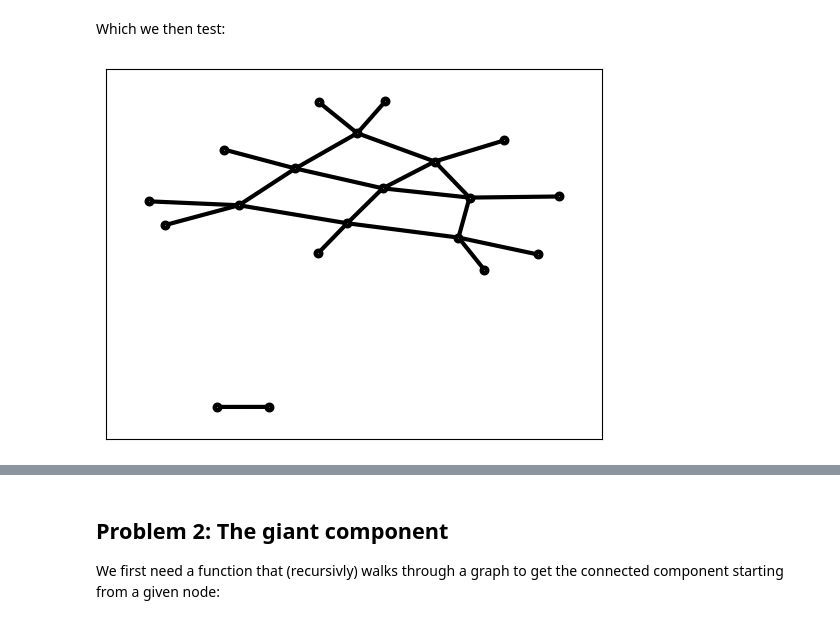
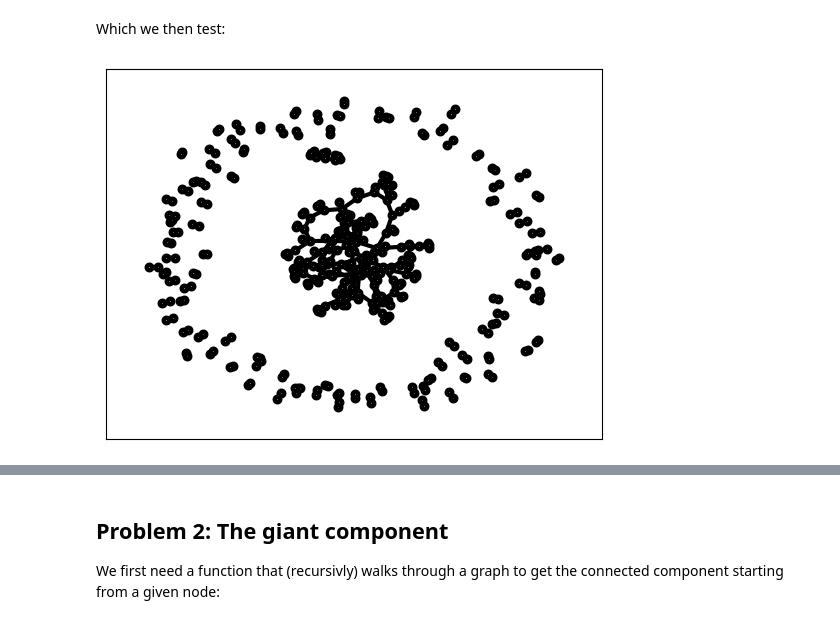
Before and after one commit to jolatechno/cours-ENS, a Jupyter notebook: cours/M2/S4/complex_network/project/JosephTOUZET_complex_network.ipynb, the cells around one changed output, grey strips where cells are left out. Saved outputs shown, nothing was run; the diff lists cells and outputs as text; code cells hidden in the pictures.

```diff
--- a/cours/M2/S4/complex_network/project/JosephTOUZET_complex_network.ipynb
+++ b/cours/M2/S4/complex_network/project/JosephTOUZET_complex_network.ipynb
@@ -63,28 +63,41 @@ def gen_rgm_biased(N, pi):
         G.add_node(i)
 
     n_d1 = int(np.round(N*(1 - pi)/2)*2) # so that n_d1 + 4*n_d4 is pair
-    n_d4 = N - n_d1
 
-    stubs = []
-    for i in range(n_d1):
-        stubs.append(i)
-    for i in range(n_d1, N):
-        for j in range(4):
-            stubs.append(i)
+    degree = {}
+    for i in range(N):
+        degree[i] = 1 if i < n_d1 else 4
 
-    while stubs:
-        j = choose_and_pop_from_list(stubs)
-        k = choose_and_pop_from_list(stubs)
-        if k != j and not G.has_edge(j, k):
-            G.add_edge(j, k)
-            G.add_edge(k, j)
+    while len(degree) >= 2:
+        unique_stubs = list(degree.keys())
+
+        j = choose_and_pop_from_list(unique_stubs)
+        while True:
+            k = choose_and_pop_from_list(unique_stubs)
+            if not G.has_edge(j, k):
+                G.add_edge(j, k)
+                G.add_edge(k, j)
+
+                degree[j] -= 1
+                if degree[j] == 0:
+                    del degree[j]
+
+                degree[k] -= 1
+                if degree[k] == 0:
+                    del degree[k]
+
+                break
+            elif len(unique_stubs) == 0:
+                del degree[j]
+                break
 
     return G
 # %% [markdown]
 Which we then test:
 # %%
-graph = gen_rgm_biased(20, 0.4)
+size, pi = 400, 0.2
+graph = gen_rgm_biased(size, pi)
 
 nx.draw_networkx(graph, **options)
 # %% [output]
-[figure, old version]
+[figure, new version]
```
Also changed, not shown: parts of 10 cells of this notebook, 1 other file.
